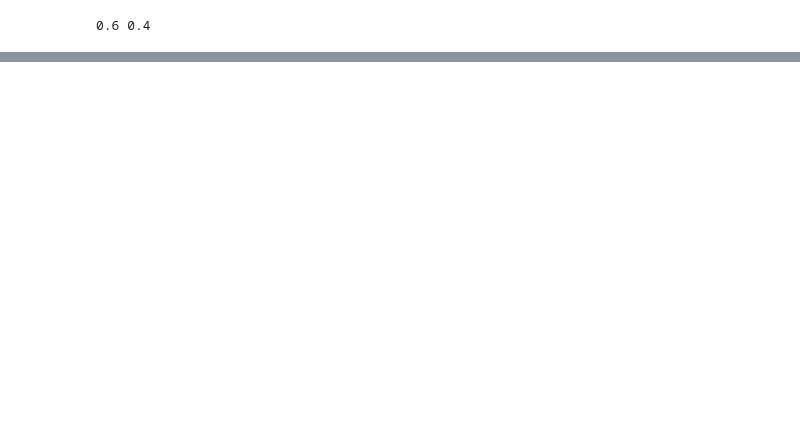
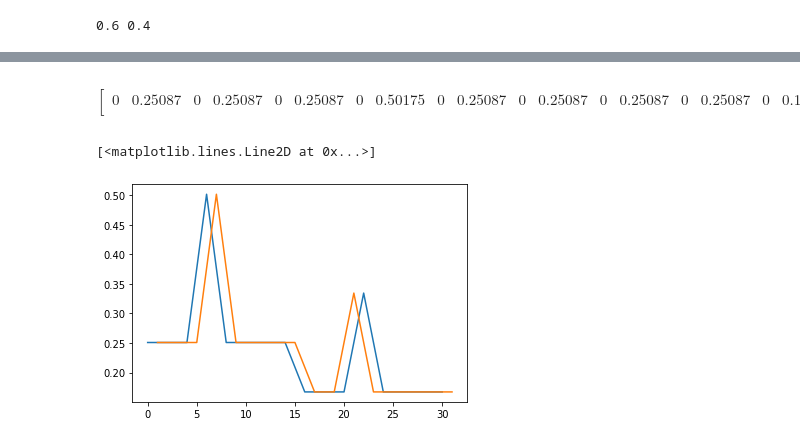
Before and after one commit to bgard1/Quantum-LBM, a Jupyter notebook: sriharsha/AdvectionDiffusion.ipynb, the cells around one changed output, grey strips where cells are left out. Saved outputs shown, nothing was run; the diff lists cells and outputs as text; code cells hidden in the pictures; blank space fills up the shorter version.

```diff
--- a/sriharsha/AdvectionDiffusion.ipynb
+++ b/sriharsha/AdvectionDiffusion.ipynb
@@ -123 +130,8 @@ qc = oneStep(lambda1,lambda2)
+# %%
+def splitState(ar):
+    new = [0 for i in range(2*M)]
+    for i in range(M):
+        new[i] = ar[i]*x
+        new[i+M] = ar[i]*y
+    return new
 # %%
@@ -166,0 +155,15 @@ $$
+# %%
+sv = sv.evolve(qc)
+array_to_latex(np.array(sv)[::1],max_size=256)
+# %% [output]
+$$
+\begin{bmatrix}
+0 & 0.25087 & 0 & 0.25087 & 0 & 0.25087 & 0 & 0.50175 & 0 & 0.25087 & 0 & 0.25087 & 0 & 0.25087 & 0 & 0.25087 & 0 & 0.16725 & 0 & 0.16725 & 0 & 0.3345 & 0 & 0.16725 & 0 & 0.16725 & 0 & 0.16725 & 0 & 0.16725 & 0 & 0.16725  \\
+ \end{bmatrix}
+$$
+# %%
+plt.plot(list(range(0,4*M,2)), np.array(normSV)[::2])
+plt.plot(list(range(1,4*M,2)), np.array(sv)[1::2])
+# %% [output]
+[<matplotlib.lines.Line2D at 0x...>]
+[figure, added]
```
Also changed, not shown: parts of 9 cells of this notebook.
